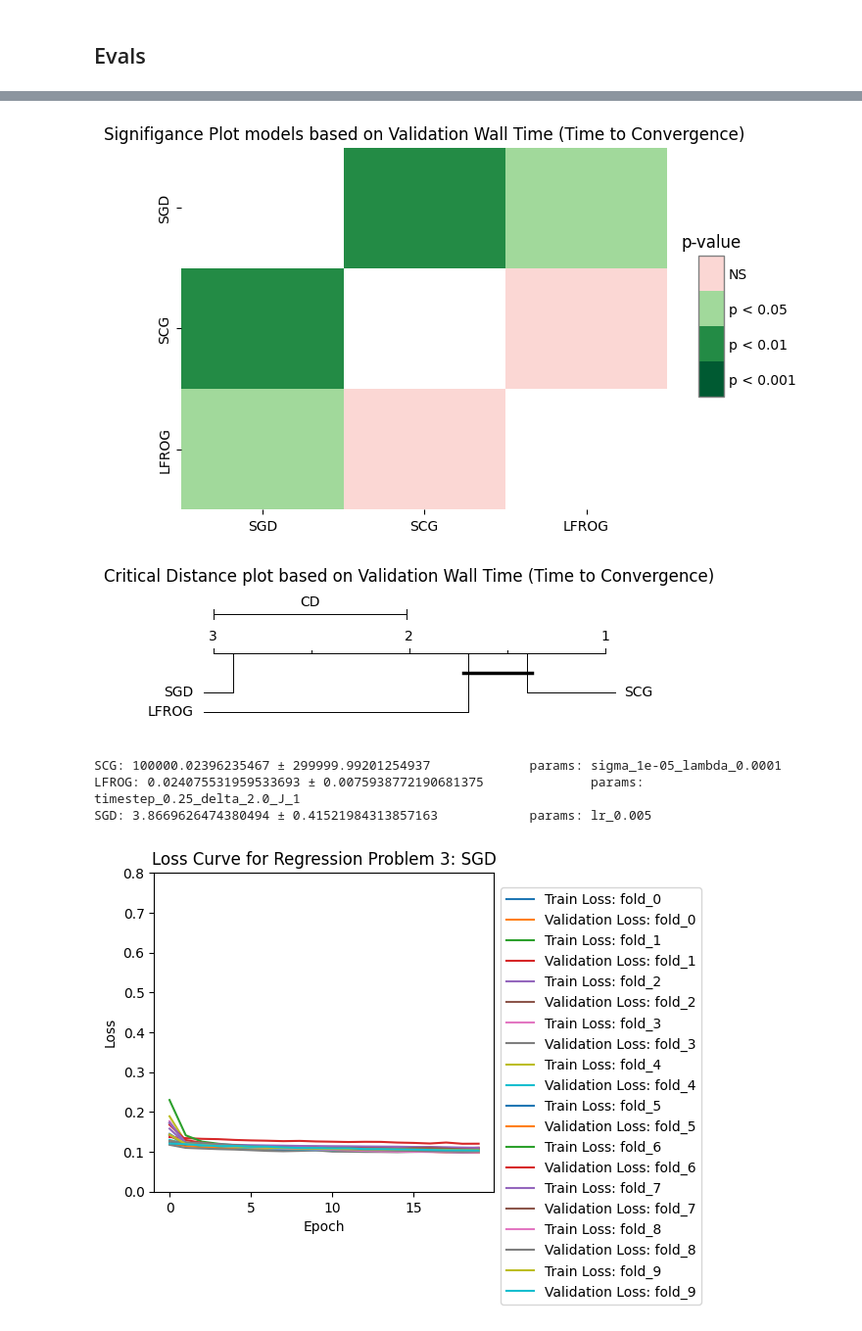
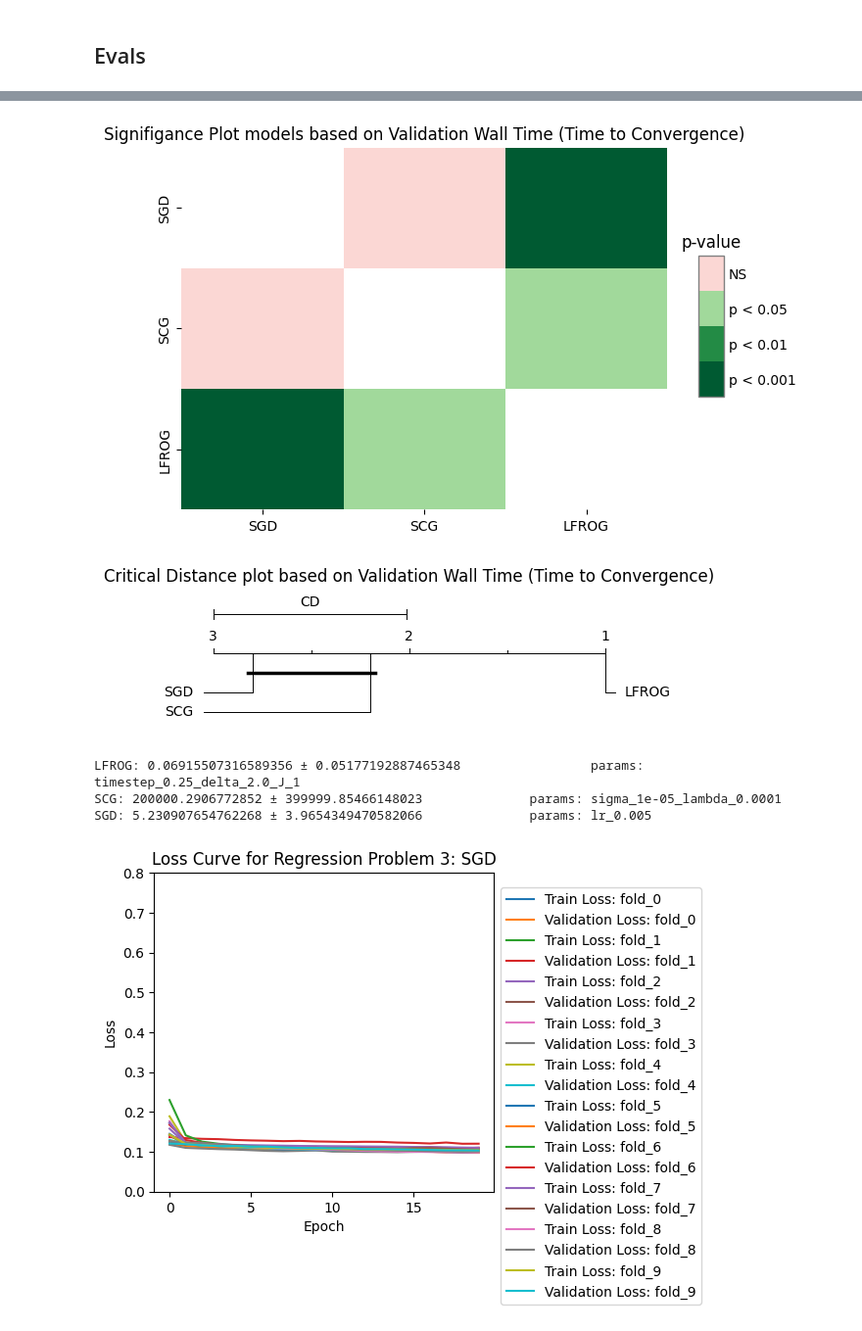
Before and after one commit to charliedekock12/ml_assign3, a Jupyter notebook: src/regression_3.ipynb, the cells around one changed output, grey strips where cells are left out. Shown at 98% size. Cells and saved outputs as stored; diff of their text form; code cells hidden in the pictures.

```diff
--- a/src/regression_3.ipynb
+++ b/src/regression_3.ipynb
@@ -863,11 +863,11 @@ LFROG: 12.1 ± 3.5341194094144583                 params: timestep_0.25_delta_2.
 # %%
-stat_tests(dim_results_lr, scg_param_results, lfrog_param_results, metric='val_wall', signifigance_level=0.07, conv_threshold=0.14)
+stat_tests(dim_results_lr, scg_param_results, lfrog_param_results, metric='val_wall', signifigance_level=0.07, conv_threshold=0.12)
 # %% [output]
-[figure, old version]
+[figure, new version]
-[figure, old version]
+[figure, new version]
-SCG: 100000.02396235467 ± 299999.99201254937             params: sigma_1e-05_lambda_0.0001
-LFROG: 0.024075531959533693 ± 0.0075938772190681375              params: timestep_0.25_delta_2.0_J_1
-SGD: 3.8669626474380494 ± 0.41521984313857163            params: lr_0.005
+LFROG: 0.06915507316589356 ± 0.05177192887465348                 params: timestep_0.25_delta_2.0_J_1
+SCG: 200000.2906772852 ± 399999.85466148023              params: sigma_1e-05_lambda_0.0001
+SGD: 5.230907654762268 ± 3.9654349470582066              params: lr_0.005
 # %%
 plot_per_dim(dim_results_lr['lr_0.001'], title="Loss Curve for Regression Problem 3: SGD")
 plot_per_dim(scg_param_results['sigma_1e-06_lambda_1e-06'], title="Loss Curve for Regression Problem 3: SCG")
```
Also changed, not shown: parts of 2 cells of this notebook, 2 other files.
